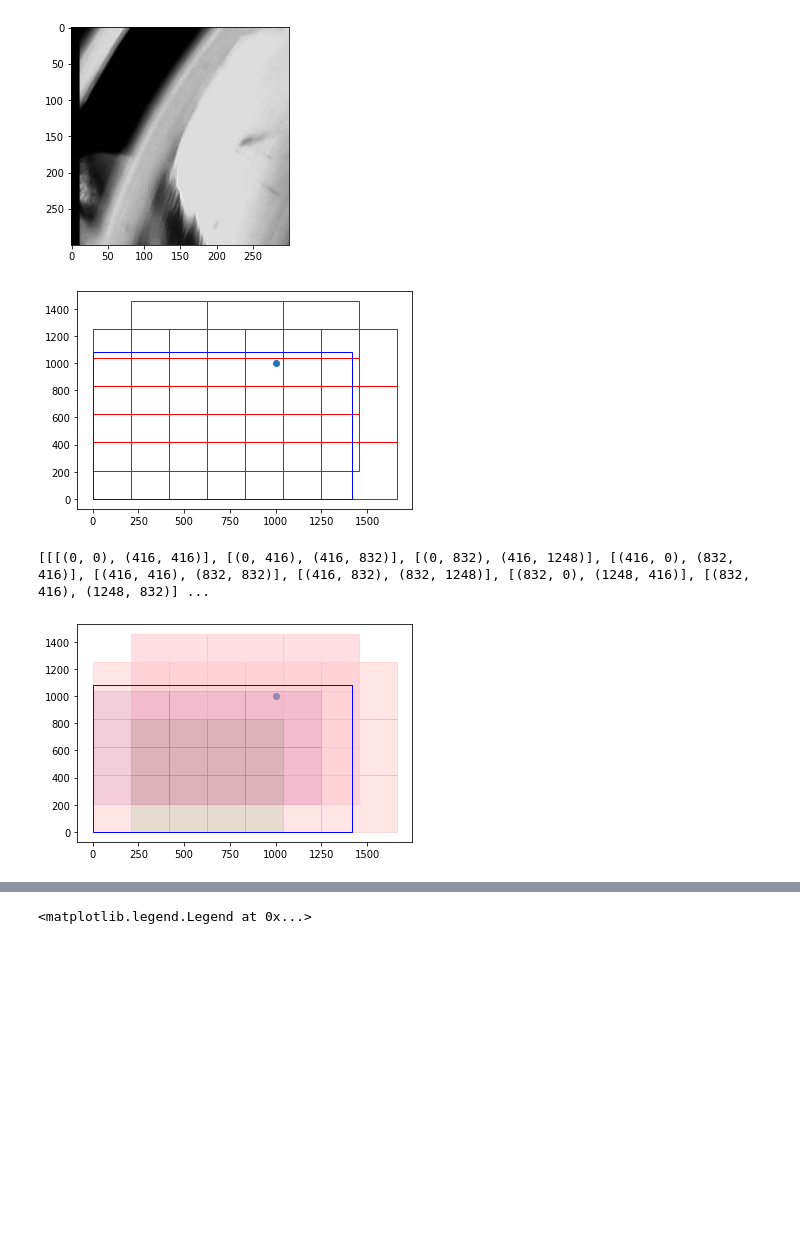
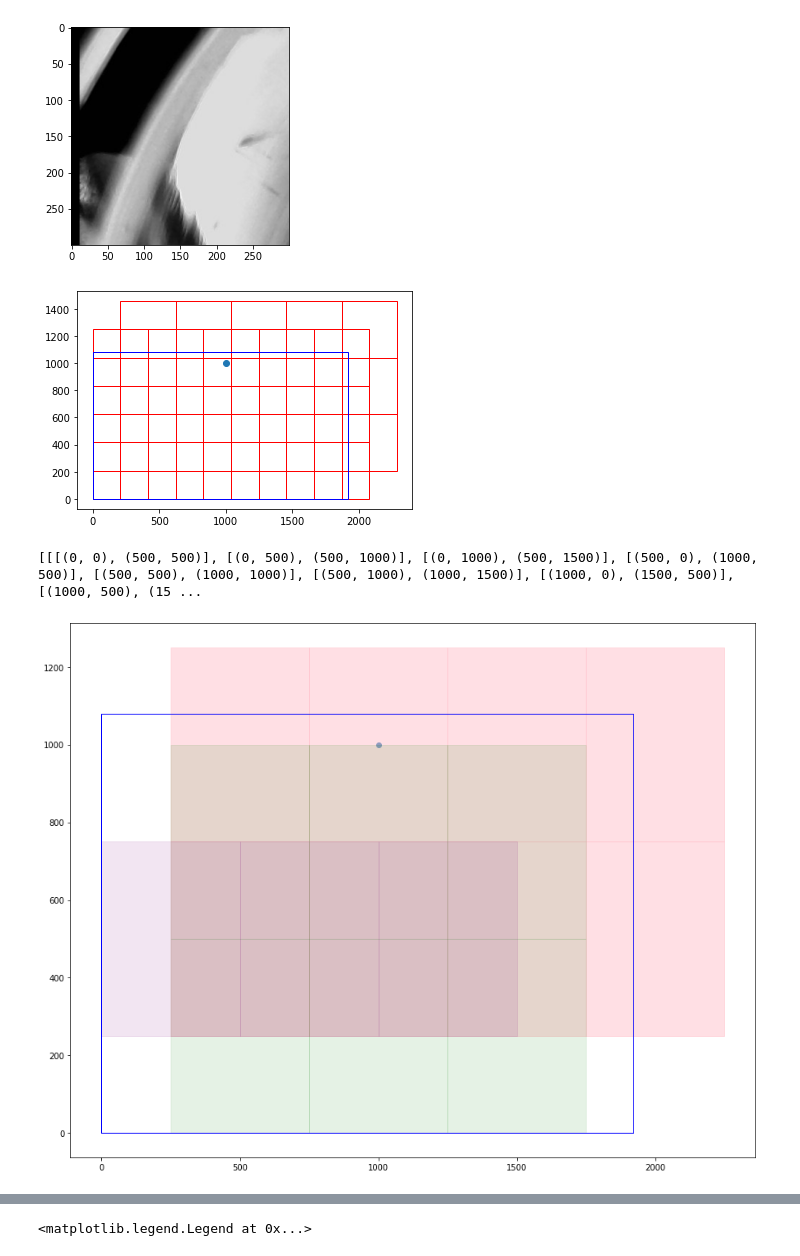
Before and after one commit to paolobif/DataLoader-Worm-Yolo3, a Jupyter notebook: scan_test.ipynb, the cells around one changed output, grey strips where cells are left out. Drawn from its saved outputs; the diff is of its cells as text; code cells hidden in the pictures; blank space fills up the shorter version.

Commit message:
began working on image cutting process

```diff
--- a/scan_test.ipynb
+++ b/scan_test.ipynb
@@ -352,7 +339,7 @@ plt.imshow(next(img))
 [figure]
 # %%
 ## creates grid for slicing based on input of image siz and cut sizes
-img_size = (1420, 1080)
+img_size = (1920, 1080)
 def map_grid(img_size, cut_size, shiftxy=(0,0)):
     x_size = img_size[0]
     y_size = img_size[1]
@@ -577,41 +562,42 @@ ax2.add_patch(img_rect)
 ax2.scatter(1000,1000)
 plt.show()
 # %% [output]
-[figure, old version]
+[figure, new version]
 # %%
-map_grids = Map_Generator(img_size, 416).paired_grid
+map_grids = Map_Generator(img_size, 500).paired_grid
 print(map_grids)
 grid1 = map_grids[1]
 grid2 = map_grids[2]
 grid3 = map_grids[3]
 grid0 = map_grids[0]
 
 
-fig2 = plt.figure()
+fig2 = plt.figure(figsize=(15,12))
 ax2 = fig2.add_subplot(111)
+
 ax2.axis('auto')
 
 def add_pathces(grid, ax, color="r", alpha=1):
     xywh = convert_xypair_to_xy_wh(grid)
     for rect in xywh:
         xy = rect[0]
         wh = rect[1]
         rectangle = plt.Rectangle(xy, wh[0], wh[1], color=color, alpha=alpha)
         ax.add_patch(rectangle)
 
-add_pathces(grid0, ax2, color="r", alpha=0.1)
+#add_pathces(grid0, ax2, color="r", alpha=0.1)
 add_pathces(grid1, ax2, color="pink", alpha = 0.5)
 add_pathces(grid2, ax2, color="green", alpha = 0.1)
 add_pathces(grid3, ax2, color="purple", alpha = 0.1)
 
 img_rect = plt.Rectangle((0,0), img_size[0], img_size[1], fill=False, color='blue', )
 ax2.add_patch(img_rect)
 
 ax2.scatter(1000,1000)
 plt.show()
 # %% [output]
-[[[(0, 0), (416, 416)], [(0, 416), (416, 832)], [(0, 832), (416, 1248)], [(416, 0), (832, 416)], [(416, 416), (832, 832)], [(416, 832), (832, 1248)], [(832, 0), (1248, 416)], [(832, 416), (1248, 832)] ...
+[[[(0, 0), (500, 500)], [(0, 500), (500, 1000)], [(0, 1000), (500, 1500)], [(500, 0), (1000, 500)], [(500, 500), (1000, 1000)], [(500, 1000), (1000, 1500)], [(1000, 0), (1500, 500)], [(1000, 500), (15 ...
-[figure, old version]
+[figure, new version]
 # %%
 ### now graphing to find optimal cut size to minimize grid count
 def get_grid_count(img_size, cut_size):
```
Also changed, not shown: parts of 13 cells of this notebook, 1 other file.
